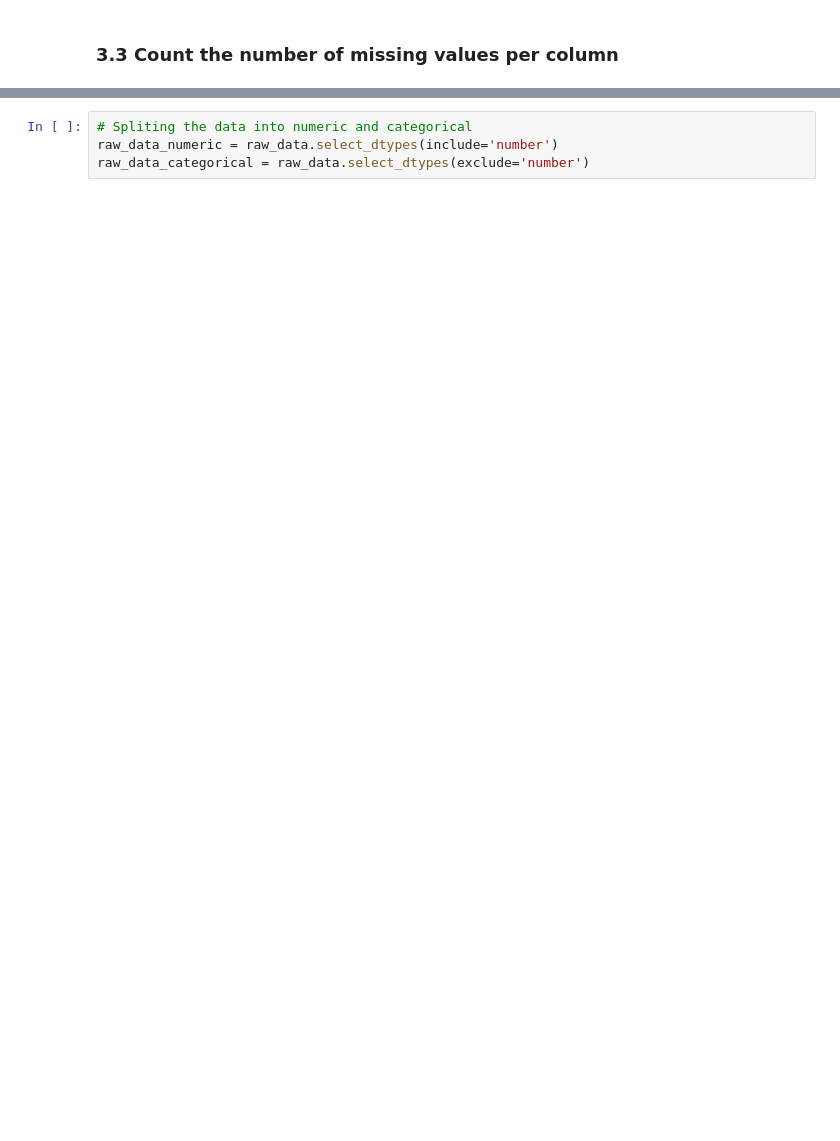
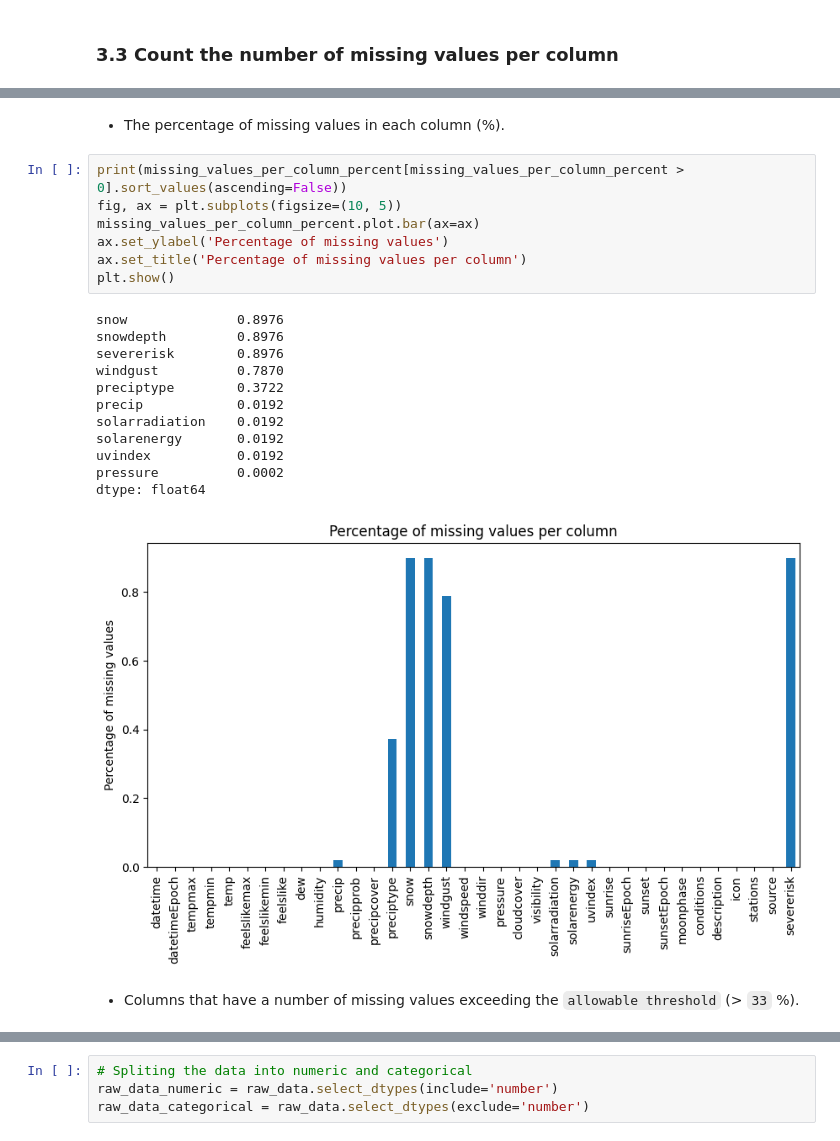
Before and after one commit to khanhnhan1512/Final-Project-Intro-Ds, a Jupyter notebook: src/02a-Data_Exploration.ipynb, the cells around one changed output, grey strips where cells are left out. Cells and saved outputs as stored; diff of their text form; blank space fills up the shorter version.

```diff
--- a/src/02a-Data_Exploration.ipynb
+++ b/src/02a-Data_Exploration.ipynb
@@ -247 +277,25 @@ The number of rows with missing data: 4631 (92.62)%
+# %% [markdown]
+- The percentage of missing values in each column (\%).
+# %%
+print(missing_values_per_column_percent[missing_values_per_column_percent > 0].sort_values(ascending=False))
+fig, ax = plt.subplots(figsize=(10, 5))
+missing_values_per_column_percent.plot.bar(ax=ax)
+ax.set_ylabel('Percentage of missing values')
+ax.set_title('Percentage of missing values per column')
+plt.show()
+# %% [output]
+snow              0.8976
+snowdepth         0.8976
+severerisk        0.8976
+windgust          0.7870
+preciptype        0.3722
+precip            0.0192
+solarradiation    0.0192
+solarenergy       0.0192
+uvindex           0.0192
+pressure          0.0002
+dtype: float64
+[figure, added]
+# %% [markdown]
+- Columns that have a number of missing values exceeding the `allowable threshold`  (> `33` \%).
 # %%
```
Also changed, not shown: parts of 28 cells of this notebook.
